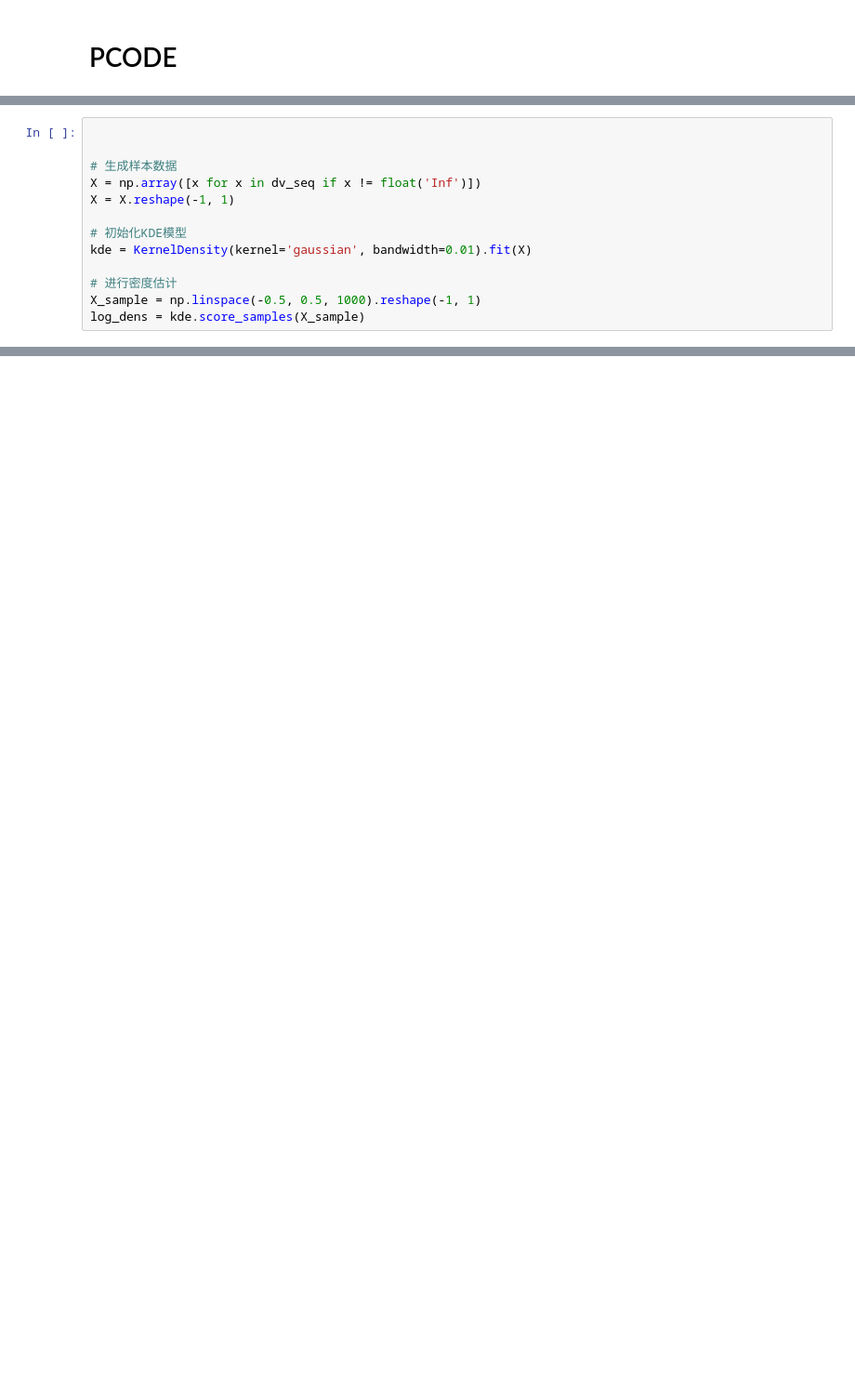
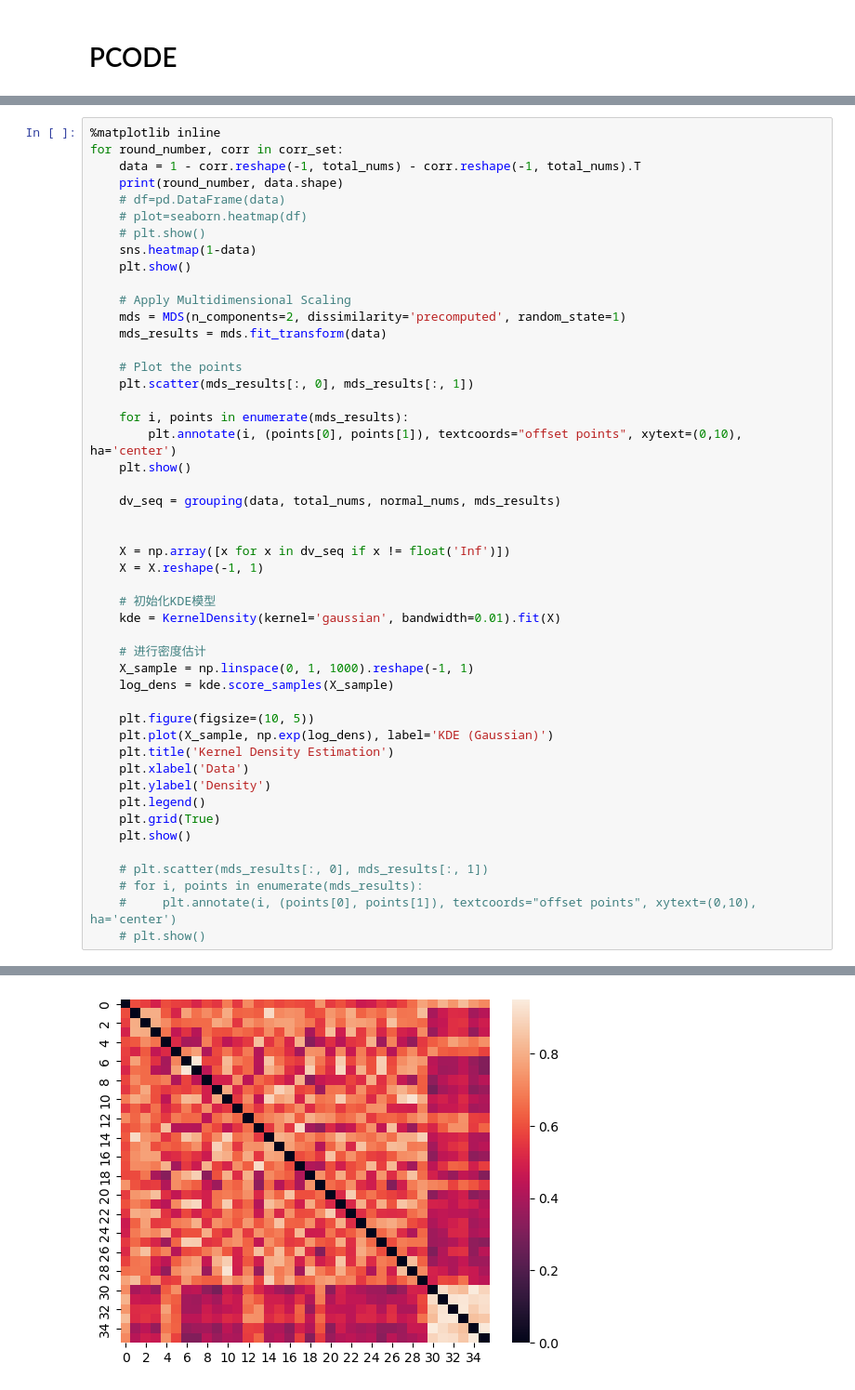
Before and after one commit to mzhyui/PHTDA-Net, a Jupyter notebook: phcluseter_v3_distance_adjust.ipynb, the cells around one changed output, grey strips where cells are left out. Shown: that part at 93% size. Drawn from its saved outputs; the diff is of its cells as text; blank space fills up the shorter version.

```diff
--- a/phcluseter_v3_distance_adjust.ipynb
+++ b/phcluseter_v3_distance_adjust.ipynb
@@ -563,13 +287,0 @@ total score : 0.9722222222222222
-# %%
-
-
-# 生成样本数据
-X = np.array([x for x in dv_seq if x != float('Inf')])
-X = X.reshape(-1, 1)
-
-# 初始化KDE模型
-kde = KernelDensity(kernel='gaussian', bandwidth=0.01).fit(X)
-
-# 进行密度估计
-X_sample = np.linspace(-0.5, 0.5, 1000).reshape(-1, 1)
-log_dens = kde.score_samples(X_sample)
@@ -776,0 +290,49 @@ from utils.pcode import findLargestGaps, flatten, findDifferentElements, isPrope
+# %%
+%matplotlib inline
+for round_number, corr in corr_set:
+    data = 1 - corr.reshape(-1, total_nums) - corr.reshape(-1, total_nums).T
+    print(round_number, data.shape)
+    # df=pd.DataFrame(data)
+    # plot=seaborn.heatmap(df)
+    # plt.show()
+    sns.heatmap(1-data)
+    plt.show()
+
+    # Apply Multidimensional Scaling
+    mds = MDS(n_components=2, dissimilarity='precomputed', random_state=1)
+    mds_results = mds.fit_transform(data)
+
+    # Plot the points
+    plt.scatter(mds_results[:, 0], mds_results[:, 1])
+
+    for i, points in enumerate(mds_results):
+        plt.annotate(i, (points[0], points[1]), textcoords="offset points", xytext=(0,10), ha='center')
+    plt.show()
+
+    dv_seq = grouping(data, total_nums, normal_nums, mds_results)
+
+
+    X = np.array([x for x in dv_seq if x != float('Inf')])
+    X = X.reshape(-1, 1)
+
+    # 初始化KDE模型
+    kde = KernelDensity(kernel='gaussian', bandwidth=0.01).fit(X)
+
+    # 进行密度估计
+    X_sample = np.linspace(0, 1, 1000).reshape(-1, 1)
+    log_dens = kde.score_samples(X_sample)
+
+    plt.figure(figsize=(10, 5))
+    plt.plot(X_sample, np.exp(log_dens), label='KDE (Gaussian)')
+    plt.title('Kernel Density Estimation')
+    plt.xlabel('Data')
+    plt.ylabel('Density')
+    plt.legend()
+    plt.grid(True)
+    plt.show()
+
+    # plt.scatter(mds_results[:, 0], mds_results[:, 1])
+    # for i, points in enumerate(mds_results):
+    #     plt.annotate(i, (points[0], points[1]), textcoords="offset points", xytext=(0,10), ha='center')
+    # plt.show()
+# %% [output]
@@ -776,0 +340 @@ from utils.pcode import findLargestGaps, flatten, findDifferentElements, isPrope
+[figure, added]
```
Also changed, not shown: parts of 13 cells of this notebook, 10 other files.
